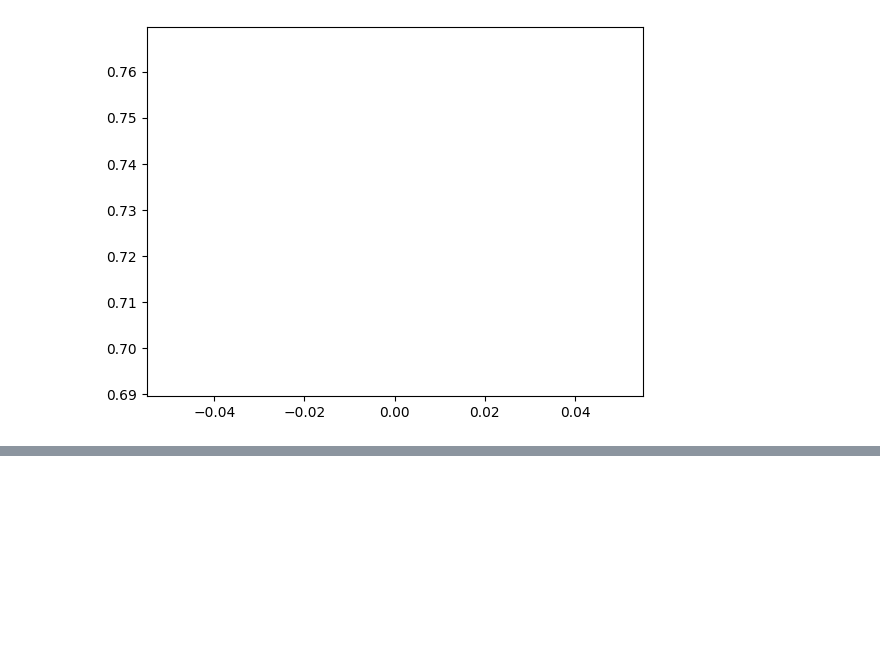
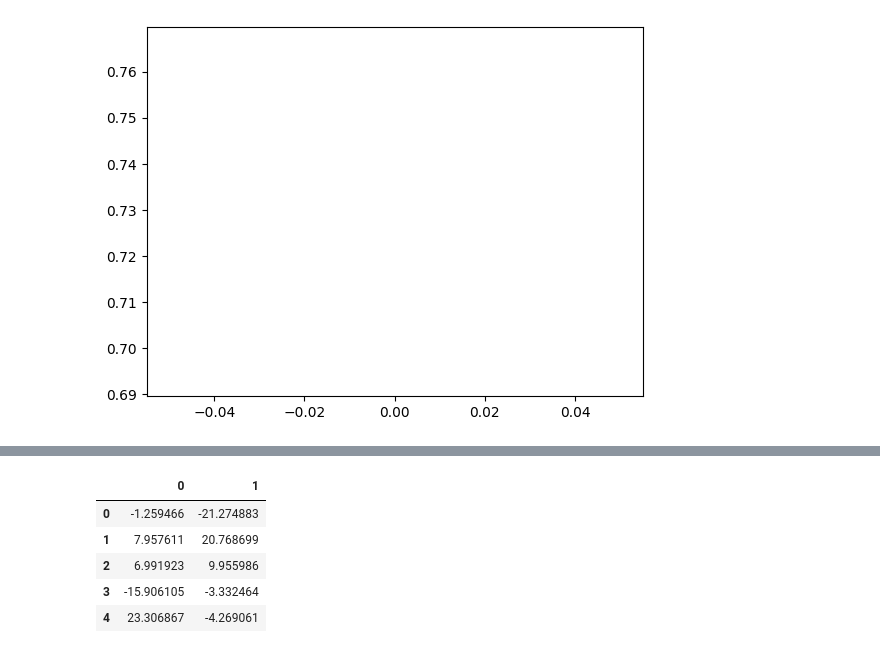
Before and after one commit to chrisistrati/Sigmoid-Homework, a Jupyter notebook: 05_PCA.ipynb, the cells around one changed output, grey strips where cells are left out. Drawn from its saved outputs; the diff is of its cells as text; code cells hidden in the pictures; blank space fills up the shorter version.

```diff
--- a/05_PCA.ipynb
+++ b/05_PCA.ipynb
@@ -180,0 +216,11 @@ There is no plot because, the array only has one dimension, so the explained var
+# %%
+X_tarnsformed = digit_PCA.fit_transform(X_digits)  #fitting and applying PCA
+X_tarnsformed=pd.DataFrame(X_tarnsformed) #transforming to pandas dataframe
+X_tarnsformed.head()
+# %% [output]
+|  | 0 | 1 |
+| 0 | -1.259466 | -21.274883 |
+| 1 | 7.957611 | 20.768699 |
+| 2 | 6.991923 | 9.955986 |
+| 3 | -15.906105 | -3.332464 |
+| 4 | 23.306867 | -4.269061 |
```
Also changed, not shown: parts of 9 cells of this notebook.
